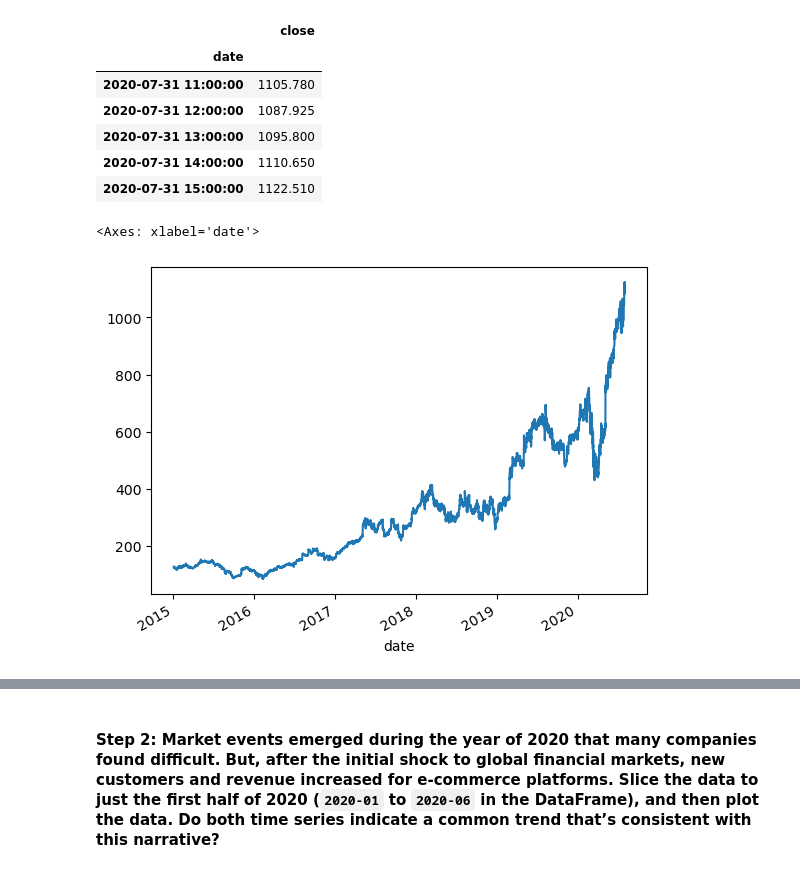
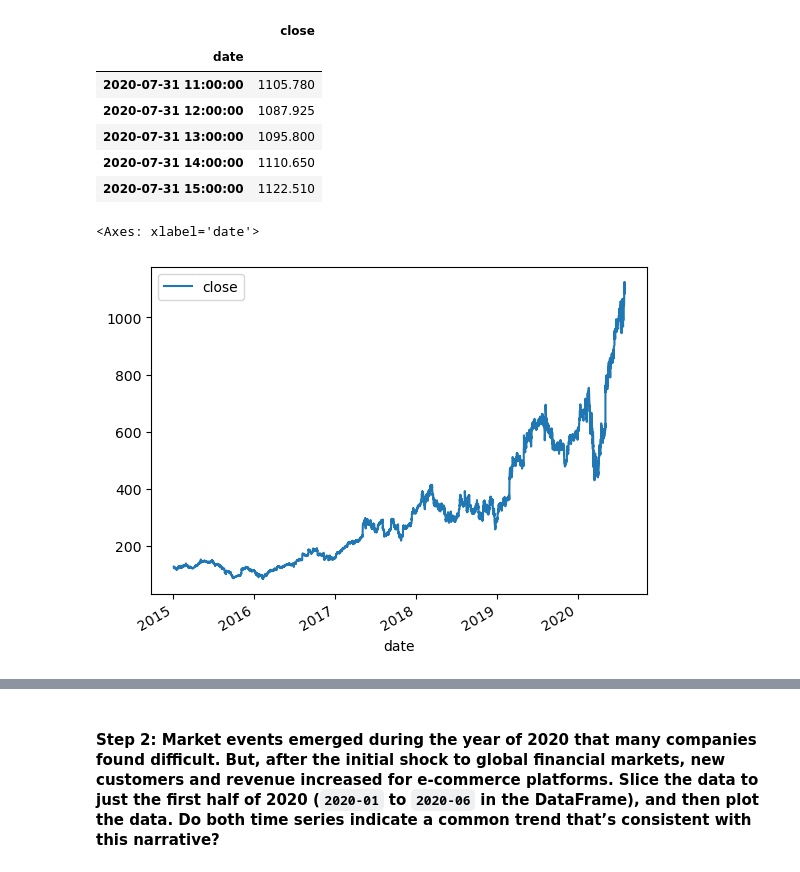
Before and after one commit to jbgraham073/prophet-challenge, a Jupyter notebook: forecasting_net_prophet.ipynb, the cells around one changed output, grey strips where cells are left out. Drawn from its saved outputs; the diff is of its cells as text; code cells hidden in the pictures.

```diff
--- a/forecasting_net_prophet.ipynb
+++ b/forecasting_net_prophet.ipynb
@@ -233,9 +244,10 @@ display(df_mercado_stock.tail())
 | 2020-07-31 15:00:00 | 1122.510 |
 # %%
 # Visualize the closing price of the df_mercado_stock DataFrame
+df_mercado_stock.plot()
 # %% [output]
 <Axes: xlabel='date'>
-[figure, old version]
+[figure, new version]
 # %%
 # Concatenate the df_mercado_stock DataFrame with the df_mercado_trends DataFrame
 # Concatenate the DataFrame by columns (axis=1), and drop and rows with only one column of data
```
Also changed, not shown: parts of 18 cells of this notebook.
